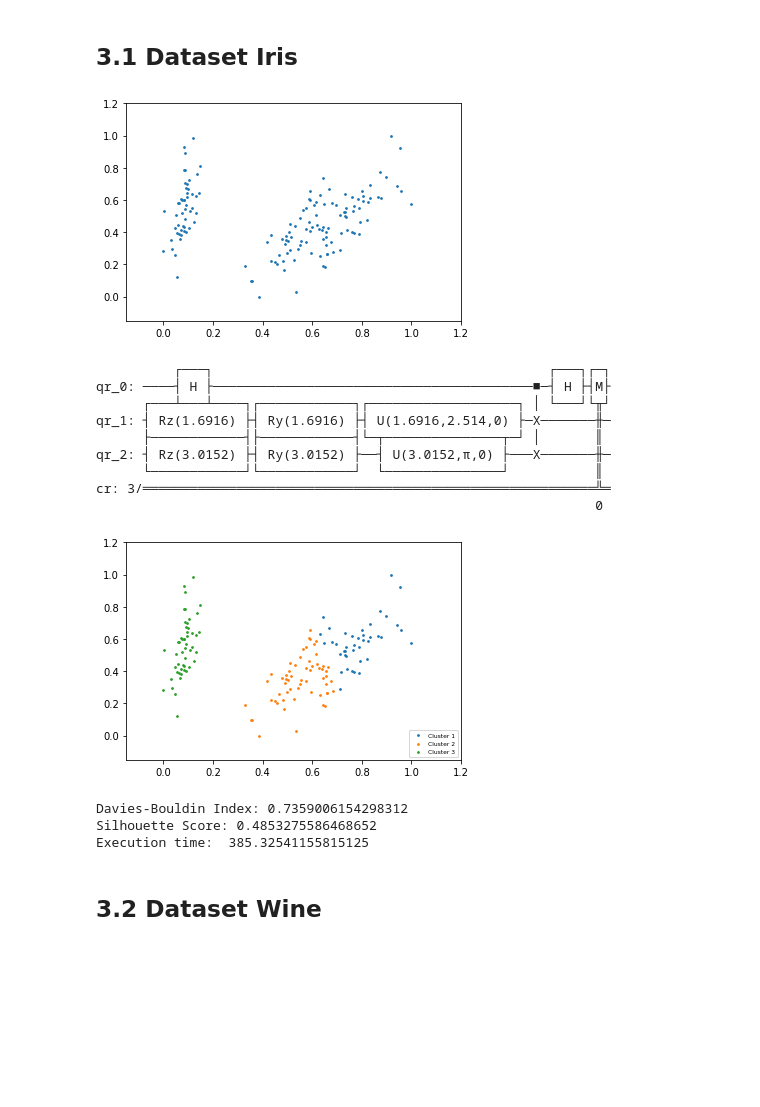
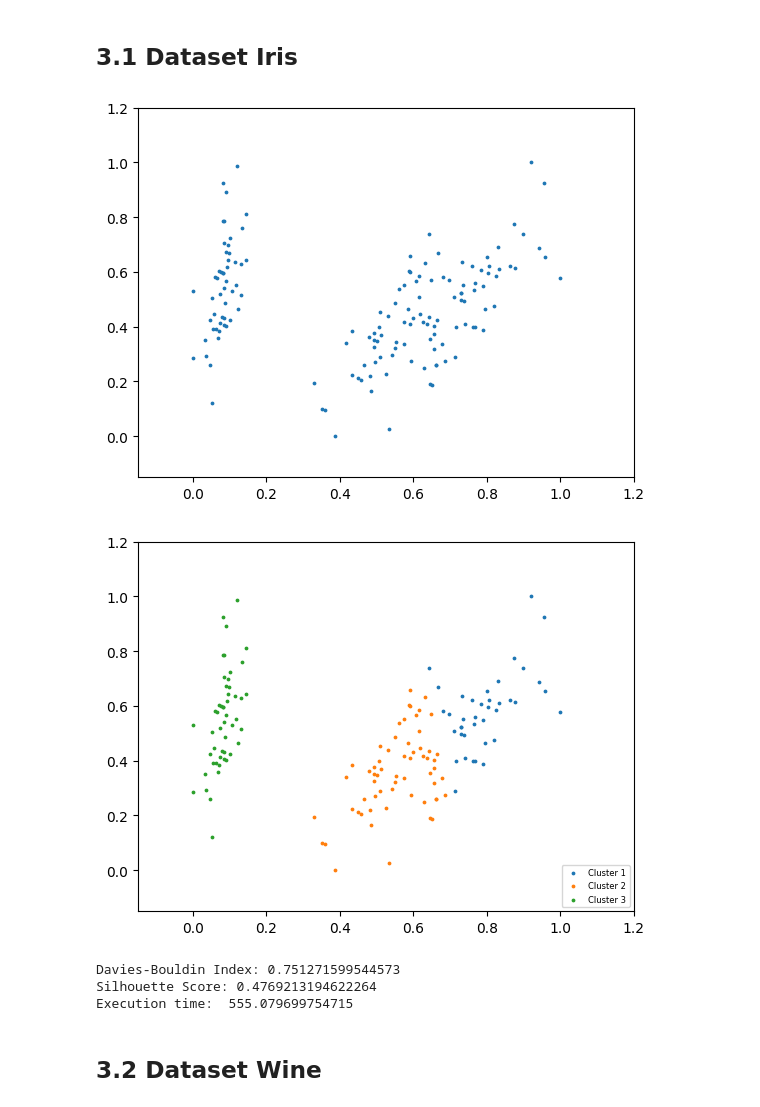
Before and after one commit to yvesemmanuel/q-means, a Jupyter notebook: q-means.ipynb, the cells around one changed output. Cells and saved outputs as stored; diff of their text form; code cells hidden in the pictures; blank space fills up the shorter version.

```diff
--- a/q-means.ipynb
+++ b/q-means.ipynb
@@ -65,10 +71,8 @@ Primeiro, vamos definir uma função chamada 'get_theta' que recebe uma tupla 'd
 # %%
 def get_theta(d):
-    x = d[0]
-    y = d[1]
+    x, y = d[0], d[1]
 
     theta = (x + 1) * (pi / 2)
-
     phi = (y + 1) * (pi / 2)
 
     return theta, phi
@@ -115,8 +131,8 @@ Também vamos definir uma função chamada 'get_data' com dois parâmetros de en
 # %%
-def get_data(k, model):
-    if model == "iris":
+def get_data(model):
+    if model == 'iris':
         data1 = load_iris()
-    elif model == "wine":
+    elif model == 'wine':
         data1 = load_wine()
     else:
         data1 = load_breast_cancer()
@@ -169,20 +184,16 @@ Uma das etapas importantes num algoritmo de clusterização é achar o vizinho m
 # %%
-def find_nearest_neighbour(points, centroids, count1):
+def find_nearest_neighbour(points, centroids):
     n = len(points)
     k = centroids.shape[0]
 
     centers = np.zeros(n)
-
-    count2 = 0
 
     for i in range(n):
         min_dis = 10000
         index = 0
 
         for j in range(k):
-            temp_dist = get_Distance(points[i, :], centroids[j, :], count1, count2)
-
-            count2 = count2 + 1
+            temp_dist = get_distance(points[i, :], centroids[j, :])
 
             if temp_dist < min_dis:
                 min_dis = temp_dist
@@ -196,6 +213,5 @@ Vamos agora implementar a função 'find_centroids' com dois parâmetros de entr
 # %%
 def find_centroids(points, centers):
-    n = len(points)
     k = int(np.max(centers)) + 1
 
     centroids = np.zeros([k, 2])
@@ -246,55 +286,13 @@ Agora, vamos executar e avaliar nosso algoritmo. Para isso, vamos definir um pip
 # %% [markdown]
 ## 3.1 Dataset Iris
 # %%
-k = 3
-model = "iris"
-count1 = 0
-
-points = get_data(k, model)
-
-points = preprocess(points)
-
-centroids = initialize_centers(points, k)
-
-plt.figure()
-draw_plot(points, centroids, label=False)
-
-start_time = time.time()
-for i in range(100):
-    centers = find_nearest_neighbour(points, centroids, count1)
-
-    centroids = find_centroids(points, centers)
-
-    count1 = count1 + 1
-
-end_time = time.time()
-
-plt.figure()
-draw_plot(points, centers)
-
-db_index = davies_bouldin_score(points, centers)
-print('Davies-Bouldin Index:', db_index)
-
-score = silhouette_score(points, centers)
-print('Silhouette Score:', score)
-
-exec_time = end_time - start_time
-print("Execution time: ", exec_time)
+perform_clustering('iris', k=3)
 # %% [output]
-[figure, old version]
+[figure, new version]
+[figure, new version]
-          ┌───┐                                           ┌───┐┌─┐
-qr_0: ────┤ H ├─────────────────────────────────────────■─┤ H ├┤M├
-      ┌───┴───┴────┐┌────────────┐┌───────────────────┐ │ └───┘└╥┘
-qr_1: ┤ Rz(1.6916) ├┤ Ry(1.6916) ├┤ U(1.6916,2.514,0) ├─X───────╫─
-      ├────────────┤├────────────┤└─┬───────────────┬─┘ │       ║
-qr_2: ┤ Rz(3.0152) ├┤ Ry(3.0152) ├──┤ U(3.0152,π,0) ├───X───────╫─
-      └────────────┘└────────────┘  └───────────────┘           ║
-cr: 3/══════════════════════════════════════════════════════════╩═
-                                                                0
+Davies-Bouldin Index: 0.751271599544573
+Silhouette Score: 0.4769213194622264
+Execution time:  555.079699754715
-[figure, old version]
-Davies-Bouldin Index: 0.7359006154298312
-Silhouette Score: 0.4853275586468652
-Execution time:  385.32541155815125
 # %% [markdown]
 ## 3.2 Dataset Wine
 # %%
```
Also changed, not shown: parts of 23 cells of this notebook, 2 other files.
